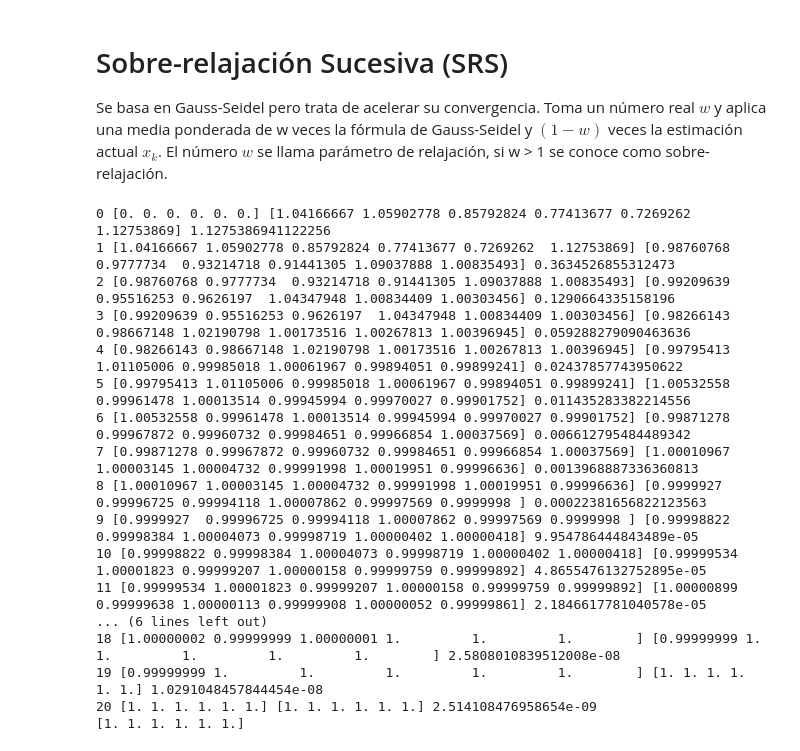
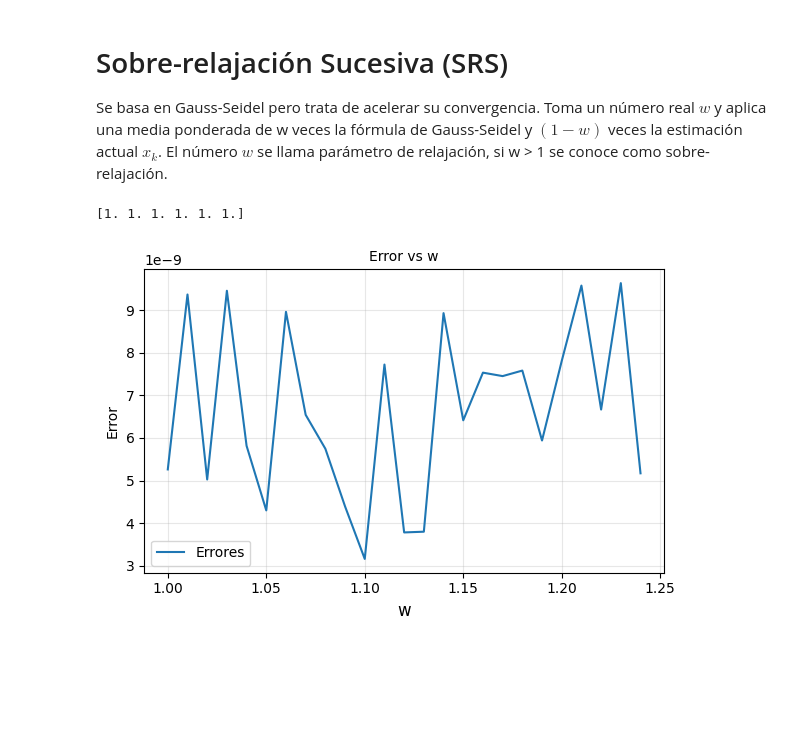
Before and after one commit to Alexander1251GIT/Analisis_Numerico, a Jupyter notebook: Sistemas de ecuaciones.ipynb, the cells around one changed output. Saved outputs shown, nothing was run; the diff lists cells and outputs as text; code cells hidden in the pictures; blank space fills up the shorter version.

```diff
--- a/Sistemas de ecuaciones.ipynb
+++ b/Sistemas de ecuaciones.ipynb
@@ -499,7 +499,6 @@ import numpy as np
 
 matriz = np.array([[4,4,-4],[1,3,1],[2,1,5]], dtype = float)
 b = np.array([0,6,5], dtype = float)
-iniciales = np.array([0,0,0], dtype = float)
 
 def jacobi(array, vector, N, tol = 1e-8, iniciales = None):
 
@@ -663,36 +662,46 @@ def srs(array, vector, N, w = 1.25, tol = 1e-8, iniciales = None):
 
         error = np.linalg.norm(x - x0, ord=np.inf)
 
-        print(k,x0,x,error)
+
 
         if error < tol:
-            return x
+            return x, error
 
         x0, x = x, x0
 
-    return x
+    return x, error
 
 matriz = np.array([[3,-1,0,0,0,1/2],[-1,3,-1,0,1/2,0],[0,-1,3,-1,0,0],[0,0,-1,3,-1,0],[0,1/2,0,-1,3,-1],[1/2,0,0,0,-1,3]], dtype = float)
 b = np.array([5/2,3/2,1,1,3/2,5/2], dtype=float)
 
-x = srs(matriz, b, 100, 1.25)
+x,_ = srs(matriz, b, 100, 1.13)
 
 print(x)
 # %% [output]
-0 [0. 0. 0. 0. 0. 0.] [1.04166667 1.05902778 0.85792824 0.77413677 0.7269262  1.12753869] 1.1275386941122256
-1 [1.04166667 1.05902778 0.85792824 0.77413677 0.7269262  1.12753869] [0.98760768 0.9777734  0.93214718 0.91441305 1.09037888 1.00835493] 0.3634526855312473
-2 [0.98760768 0.9777734  0.93214718 0.91441305 1.09037888 1.00835493] [0.99209639 0.95516253 0.9626197  1.04347948 1.00834409 1.00303456] 0.1290664335158196
-3 [0.99209639 0.95516253 0.9626197  1.04347948 1.00834409 1.00303456] [0.98266143 0.98667148 1.02190798 1.00173516 1.00267813 1.00396945] 0.059288279090463636
-4 [0.98266143 0.98667148 1.02190798 1.00173516 1.00267813 1.00396945] [0.99795413 1.01105006 0.99985018 1.00061967 0.99894051 0.99899241] 0.02437857743950622
-5 [0.99795413 1.01105006 0.99985018 1.00061967 0.99894051 0.99899241] [1.00532558 0.99961478 1.00013514 0.99945994 0.99970027 0.99901752] 0.011435283382214556
-6 [1.00532558 0.99961478 1.00013514 0.99945994 0.99970027 0.99901752] [0.99871278 0.99967872 0.99960732 0.99984651 0.99966854 1.00037569] 0.006612795484489342
-7 [0.99871278 0.99967872 0.99960732 0.99984651 0.99966854 1.00037569] [1.00010967 1.00003145 1.00004732 0.99991998 1.00019951 0.99996636] 0.0013968887336360813
-8 [1.00010967 1.00003145 1.00004732 0.99991998 1.00019951 0.99996636] [0.9999927  0.99996725 0.99994118 1.00007862 0.99997569 0.9999998 ] 0.00022381656822123563
-9 [0.9999927  0.99996725 0.99994118 1.00007862 0.99997569 0.9999998 ] [0.99998822 0.99998384 1.00004073 0.99998719 1.00000402 1.00000418] 9.954786444843489e-05
-10 [0.99998822 0.99998384 1.00004073 0.99998719 1.00000402 1.00000418] [0.99999534 1.00001823 0.99999207 1.00000158 0.99999759 0.99999892] 4.8655476132752895e-05
-11 [0.99999534 1.00001823 0.99999207 1.00000158 0.99999759 0.99999892] [1.00000899 0.99999638 1.00000113 0.99999908 1.00000052 0.99999861] 2.1846617781040578e-05
-... (6 lines left out)
-18 [1.00000002 0.99999999 1.00000001 1.         1.         1.        ] [0.99999999 1.         1.         1.         1.         1.        ] 2.5808010839512008e-08
-19 [0.99999999 1.         1.         1.         1.         1.        ] [1. 1. 1. 1. 1. 1.] 1.0291048457844454e-08
-20 [1. 1. 1. 1. 1. 1.] [1. 1. 1. 1. 1. 1.] 2.514108476958654e-09
 [1. 1. 1. 1. 1. 1.]
+# %%
+import matplotlib.pyplot as plt
+
+matriz = np.array([[3,-1,0,0,0,1/2],[-1,3,-1,0,1/2,0],[0,-1,3,-1,0,0],[0,0,-1,3,-1,0],[0,1/2,0,-1,3,-1],[1/2,0,0,0,-1,3]], dtype = float)
+b = np.array([5/2,3/2,1,1,3/2,5/2], dtype=float)
+
+w = np.arange(1,1.25,0.01)
+errores = np.zeros(w.shape[0])
+
+for i in range(errores.shape[0]):
+    _, error = srs(matriz, b, 100, w[i])
+    errores[i] = error
+
+
+
+fig, ax = plt.subplots(figsize = (6,4))
+ax.plot(w, errores, label = 'Errores')
+ax.set_xlabel('w', fontsize = 12)
+ax.set_ylabel('Error', fontsize = 10)
+ax.set_title('Error vs w', fontsize = 10)
+ax.legend()
+ax.grid(alpha = 0.3)
+plt.tight_layout()
+plt.show()
+# %% [output]
+[figure, added]
```
Also changed, not shown: parts of 1 cell of this notebook.
